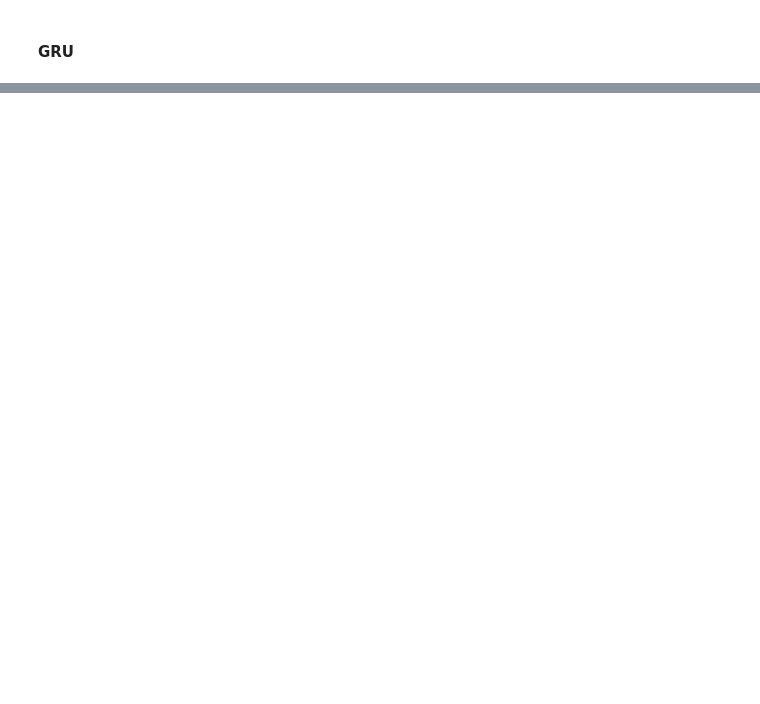
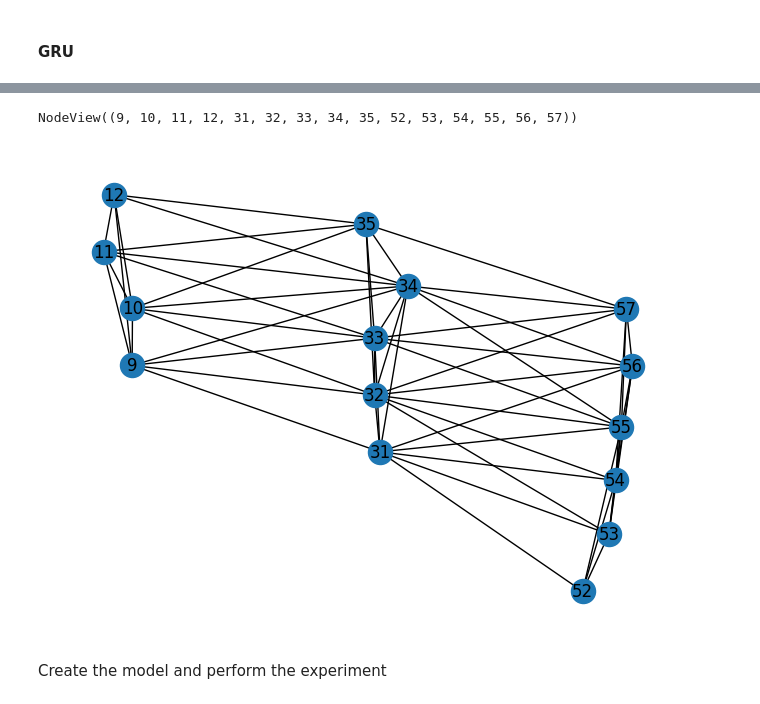
Before and after one commit to benedikt-holland/windfarm_data_imputation, a Jupyter notebook: notebooks/experiments.ipynb, the cells around one changed output, grey strips where cells are left out. Saved outputs shown, nothing was run; the diff lists cells and outputs as text; code cells hidden in the pictures; blank space fills up the shorter version.

Commit message:
Updated training/data code for experiments with graph models

```diff
--- a/notebooks/experiments.ipynb
+++ b/notebooks/experiments.ipynb
@@ -142,0 +231,33 @@ for turb_id, model in models.items():
+# %%
+x_min = turbines['x'].min()
+x_max = turbines['x'].max()
+y_min = turbines['y'].min()
+y_max = turbines['y'].max()
+turbines['x'] = (turbines['x'] - x_min) / (x_max - x_min)
+turbines['y'] = (turbines['y'] - y_min) / (y_max - y_min)
+# %%
+pos_dict = {row["TurbID"].astype(int): (row["x"], row["y"]) for _, row in turbines.iterrows()}
+# %%
+radius = 1500
+radius_x = radius / (x_max - x_min)
+radius_y = radius / (y_max - y_min)
+# %%
+G = nx.Graph()
+turbines.apply(lambda x: G.add_node(int(x.TurbID), pos=(x.x, x.y)), axis=1)
+G.nodes
+# %% [output]
+NodeView((9, 10, 11, 12, 31, 32, 33, 34, 35, 52, 53, 54, 55, 56, 57))
+# %%
+def construct_graph(turbine1, turbine2, radius_x, radius_y):
+    n1 = int(turbine1.TurbID)
+    n2 = int(turbine2.TurbID)
+    if n1 < n2:
+        distance = np.sqrt(((turbine2.x - turbine1.x) / radius_x)**2 + ((turbine2.y - turbine1.y) / radius_y)**2)
+        if distance <= 1:
+            G.add_edge(n1, n2)
+turbines.apply(lambda x: turbines.apply(lambda y: construct_graph(x,y,radius_x, radius_y), axis=1),axis=1)
+nx.draw(G, pos=pos_dict, labels={t: t for t in turbines_idx})
+# %% [output]
+[figure, added]
+# %% [markdown]
+Create the model and perform the experiment
```
Also changed, not shown: parts of 24 cells of this notebook, 3 other files.
